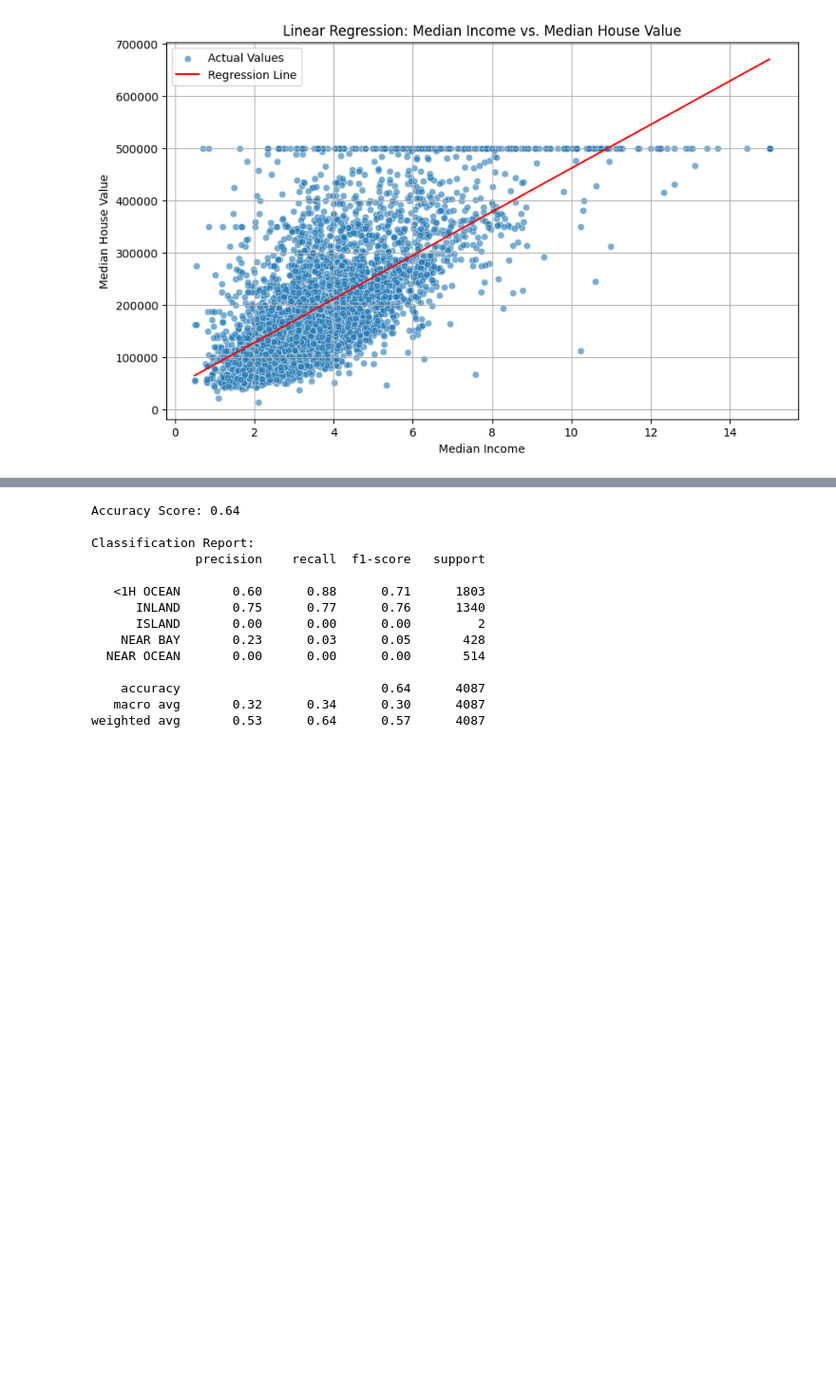
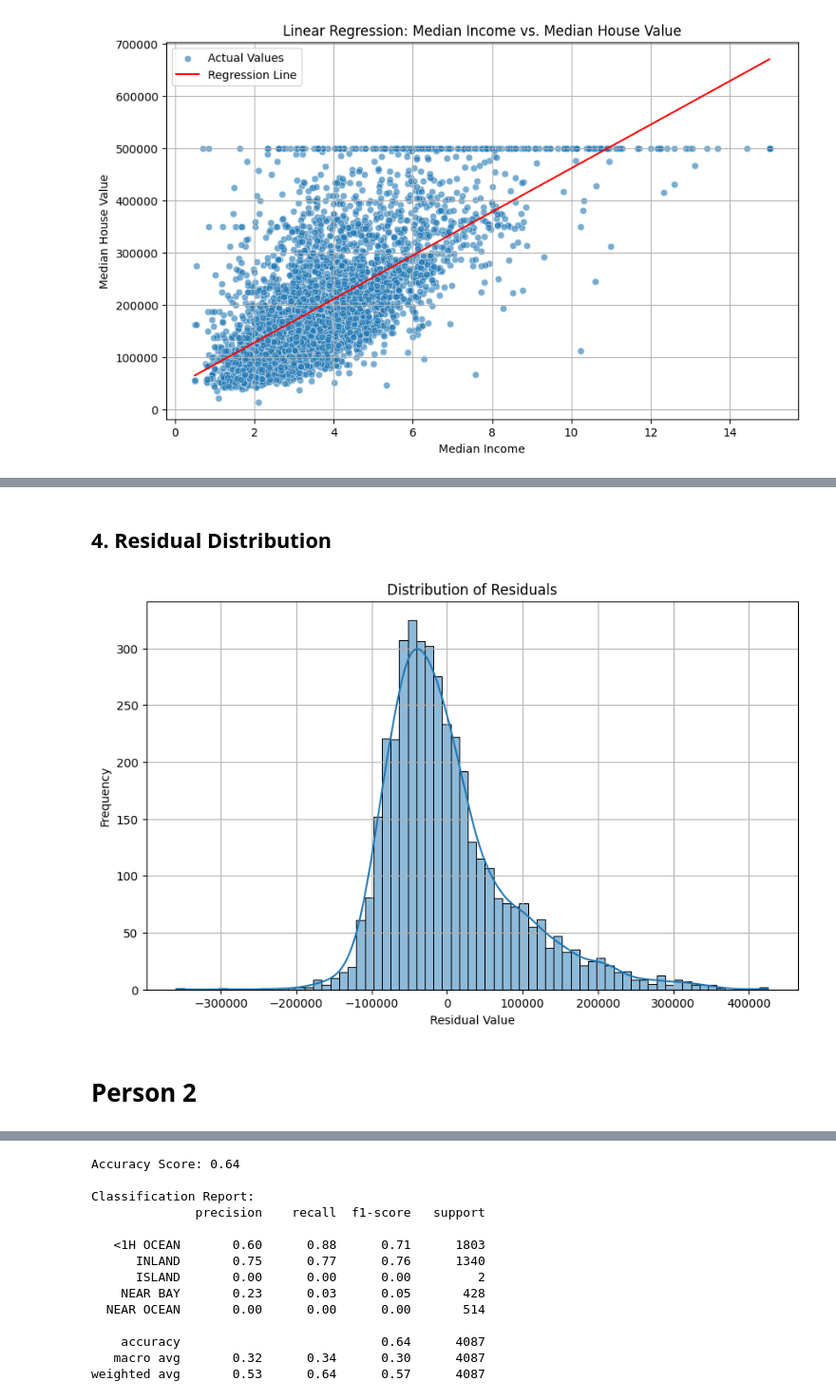
Before and after one commit to alexnehc/cs661final, a Jupyter notebook: cs661final.ipynb, the cells around one changed output, grey strips where cells are left out. Shown at 95% size. Saved outputs shown, nothing was run; the diff lists cells and outputs as text; code cells hidden in the pictures; blank space fills up the shorter version.

```diff
--- a/cs661final.ipynb
+++ b/cs661final.ipynb
@@ -68 +104,15 @@ plt.show()
+# %% [markdown]
+## **4. Residual Distribution**
+# %%
+plt.figure(figsize=(10, 6))
+sns.histplot(residuals_income, kde=True)
+plt.title('Distribution of Residuals')
+plt.xlabel('Residual Value')
+plt.ylabel('Frequency')
+plt.grid(True)
+plt.show()
+# %% [output]
+[figure, added]
+# %% [markdown]
+# **Person 2**
 # %% [markdown]
```
Also changed, not shown: parts of 30 cells of this notebook.
